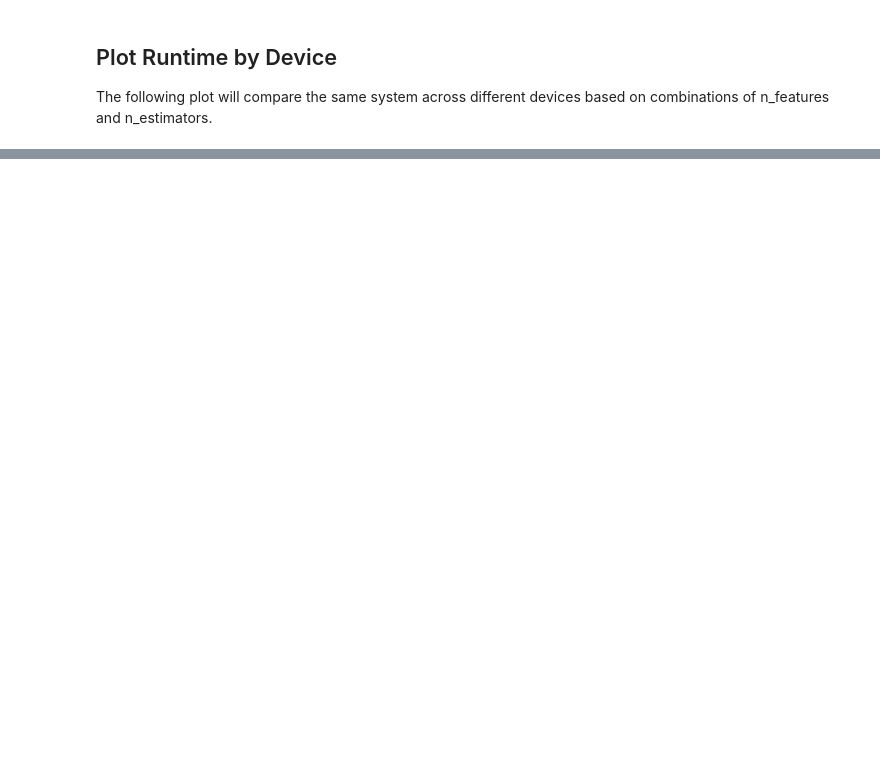
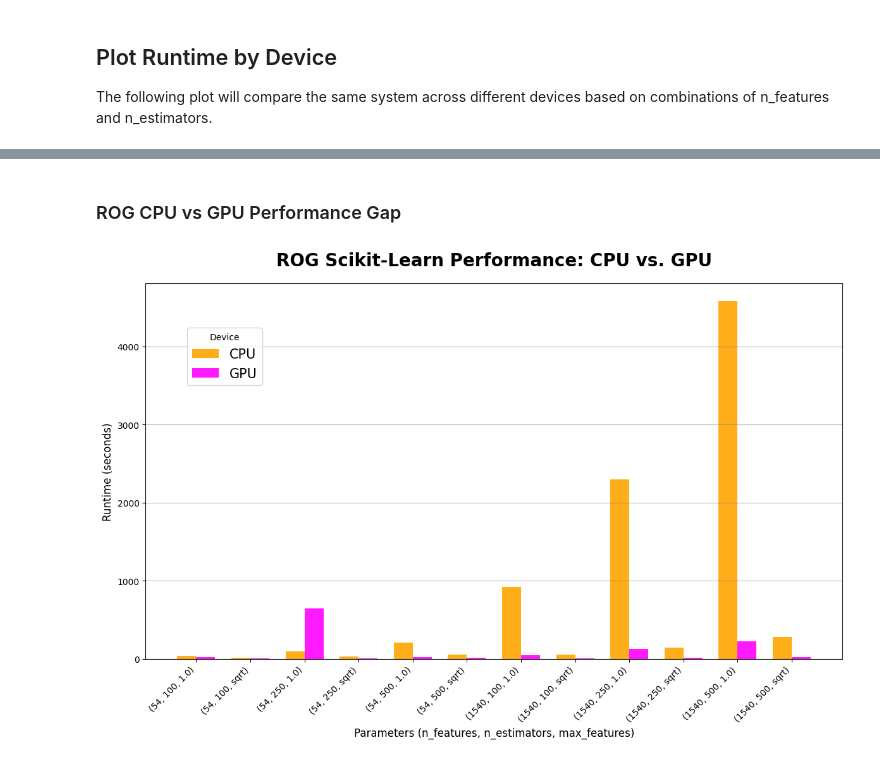
Before and after one commit to MariyaSha/scikit_learn_simplified, a Jupyter notebook: speedtest/speedtest_results_analysis.ipynb, the cells around one changed output, grey strips where cells are left out. Cells and saved outputs as stored; diff of their text form; code cells hidden in the pictures; blank space fills up the shorter version.

```diff
--- a/speedtest/speedtest_results_analysis.ipynb
+++ b/speedtest/speedtest_results_analysis.ipynb
@@ -253,0 +328,6 @@ expanded_runtime(unified_results, "CPU")
+# %% [markdown]
+### ROG CPU vs GPU Performance Gap
+# %%
+expanded_runtime2(unified_results, "ROG")
+# %% [output]
+[figure, added]
```
Also changed, not shown: parts of 13 cells of this notebook.
